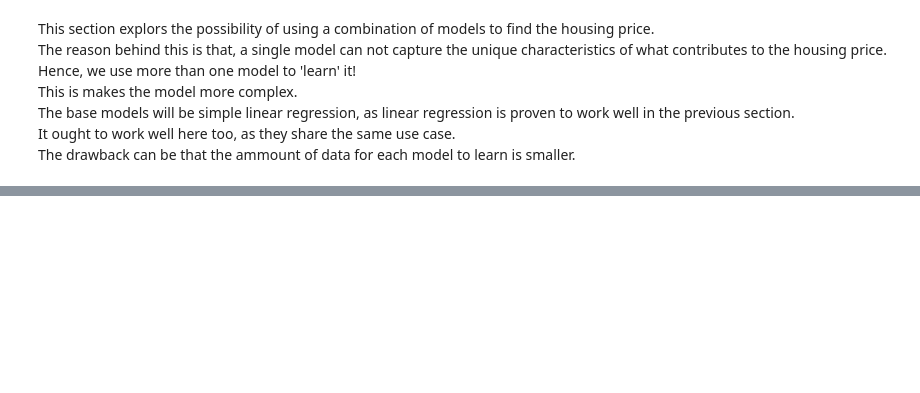
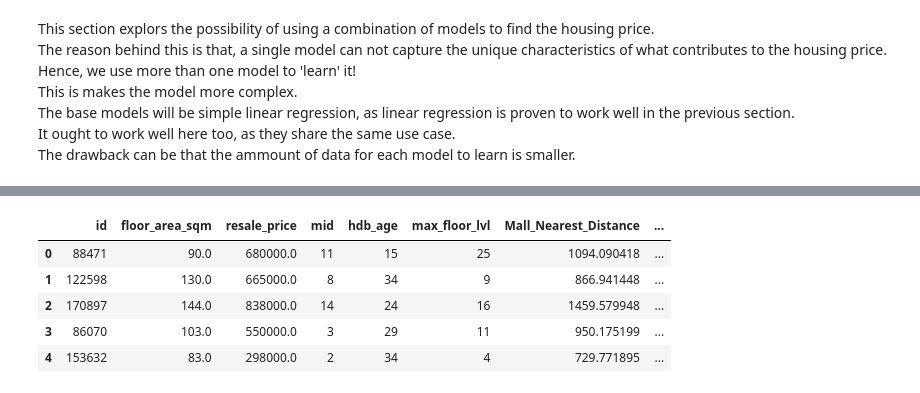
Before and after one commit to Luke-zm/DSI_Proj, a Jupyter notebook: project_2/code/house_reg_model.ipynb, the cells around one changed output, grey strips where cells are left out. Cells and saved outputs as stored; diff of their text form; code cells hidden in the pictures; blank space fills up the shorter version.

```diff
--- a/project_2/code/house_reg_model.ipynb
+++ b/project_2/code/house_reg_model.ipynb
@@ -797,0 +793,3 @@ The drawback can be that the ammount of data for each model to learn is smaller.
+# %%
+# drop categorical colmuns
+df_num = df.drop(columns=categorical_col)
@@ -797,0 +863,9 @@ The drawback can be that the ammount of data for each model to learn is smaller.
+# %%
+df_num.head()
+# %% [output]
+|  | id | floor_area_sqm | resale_price | mid | hdb_age | max_floor_lvl | Mall_Nearest_Distance | ... |
+| 0 | 88471 | 90.0 | 680000.0 | 11 | 15 | 25 | 1094.090418 | ... |
+| 1 | 122598 | 130.0 | 665000.0 | 8 | 34 | 9 | 866.941448 | ... |
+| 2 | 170897 | 144.0 | 838000.0 | 14 | 24 | 16 | 1459.579948 | ... |
+| 3 | 86070 | 103.0 | 550000.0 | 3 | 29 | 11 | 950.175199 | ... |
+| 4 | 153632 | 83.0 | 298000.0 | 2 | 34 | 4 | 729.771895 | ... |
```
Also changed, not shown: parts of 67 cells of this notebook, 2 other files.
